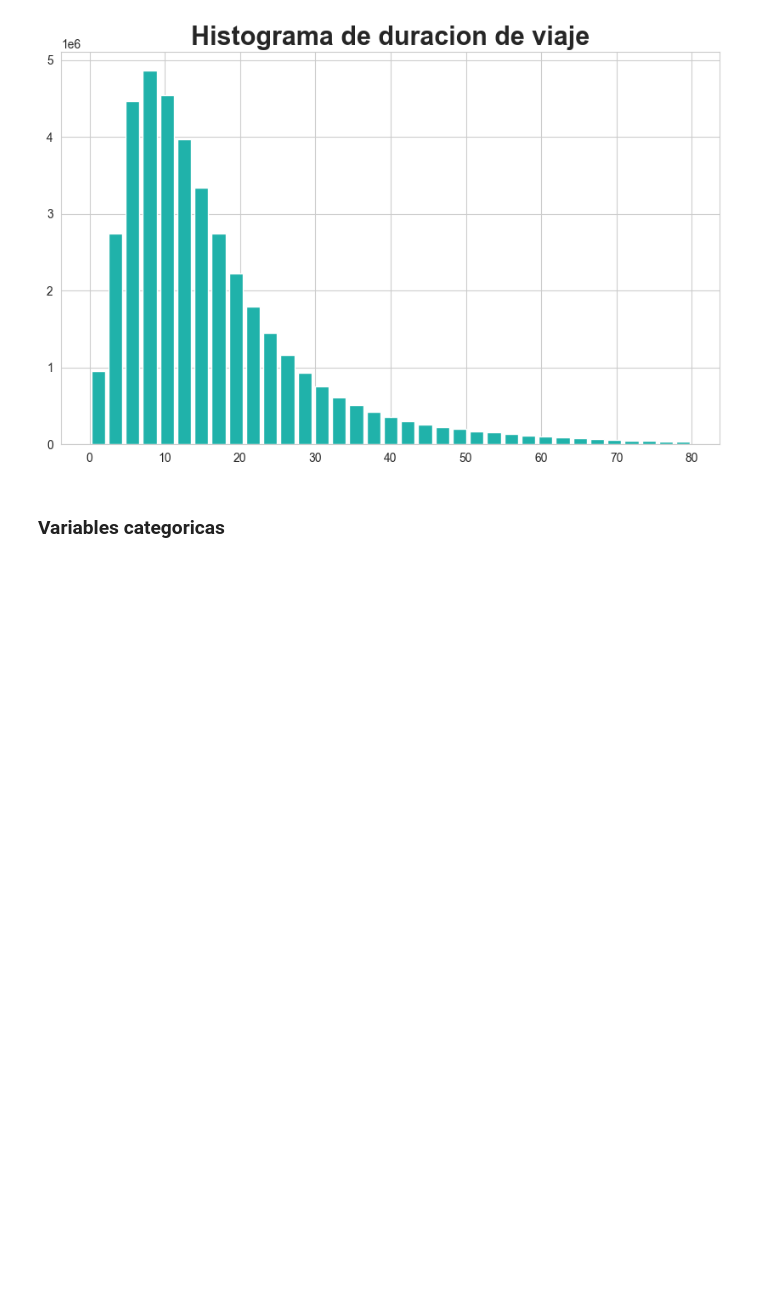
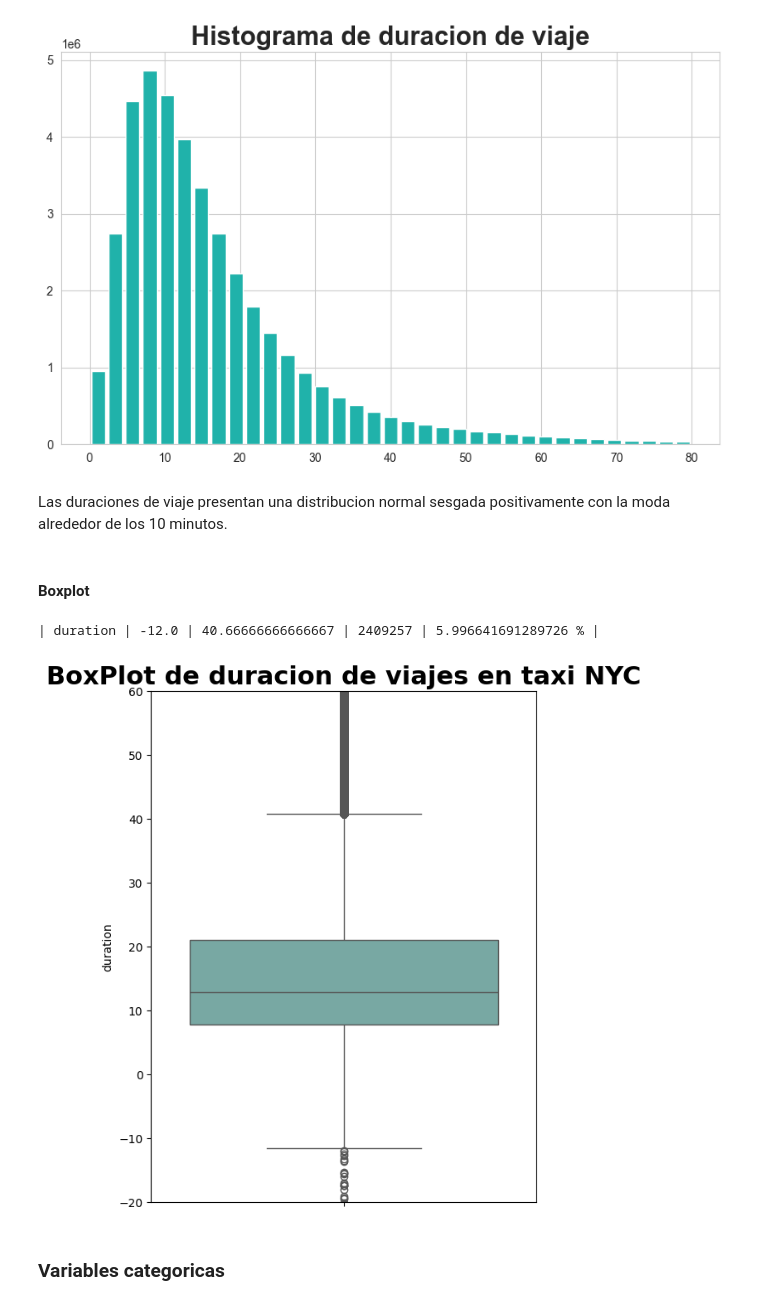
Before and after one commit to Rizo12G/Proyecto_final_henry, a Jupyter notebook: EDA/EDA_taxis.ipynb, the cells around one changed output. Drawn from its saved outputs; the diff is of its cells as text; code cells hidden in the pictures; blank space fills up the shorter version.

Commit message:
EDA taxis completo

```diff
--- a/EDA/EDA_taxis.ipynb
+++ b/EDA/EDA_taxis.ipynb
@@ -261,6 +268,32 @@ plt.title('Histograma de duracion de viaje', fontsize=22, fontweight='bold')
 plt.show()
 # %% [output]
 [figure]
+# %% [markdown]
+Las duraciones de viaje presentan una distribucion normal sesgada positivamente con la moda alrededor de los 10 minutos.
+# %% [markdown]
+#### Boxplot
+# %%
+Q3 = float(df_time['duration'].quantile(0.75))
+Q1 = float(df_time['duration'].quantile(0.25))
+RIC = Q3 - Q1
+
+Min = Q1 - 1.5*RIC
+Max = Q3 + 1.5*RIC
+
+out = df_time[(df_time['duration']<Min)|(df_time['duration']>Max)]
+
+print(f'| {'duration'} | {Min} | {Max} | {out.shape[0]} | {(out.shape[0]/taxis.shape[0])*100} % |')
+# %% [output]
+| duration | -12.0 | 40.66666666666667 | 2409257 | 5.996641691289726 % |
+# %%
+plt.figure(figsize=(6,8))
+sns.boxplot(data=df_time, y='duration', saturation=0.3, color='turquoise')
+plt.title('BoxPlot de duracion de viajes en taxi NYC', fontsize=22, fontweight='bold')
+plt.ylim(-20, 60)
+
+plt.show()
+# %% [output]
+[figure, added]
 # %% [markdown]
 ### Variables categoricas
 # %% [markdown]
```
Also changed, not shown: parts of 18 cells of this notebook, 1 other file.
